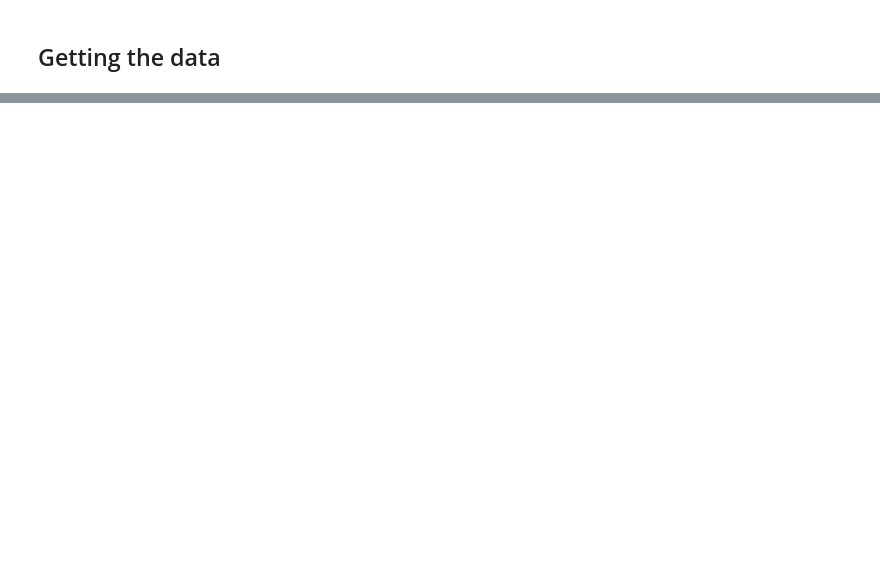
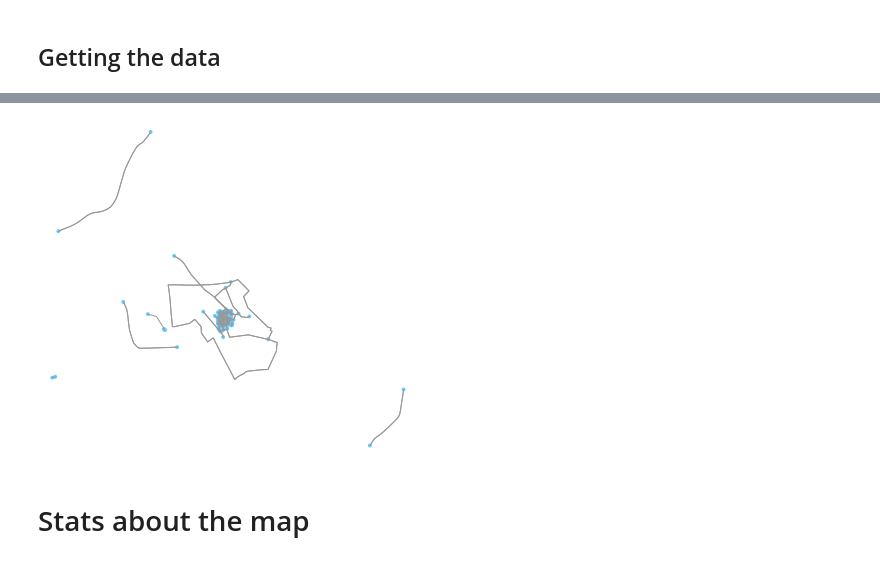
Before and after one commit to SmartMobilityAlgorithms/GettingStarted, a Jupyter notebook: OGS.ipynb, the cells around one changed output, grey strips where cells are left out. Cells and saved outputs as stored; diff of their text form; code cells hidden in the pictures; blank space fills up the shorter version.

```diff
--- a/OGS.ipynb
+++ b/OGS.ipynb
@@ -26,0 +88,8 @@ import networkx as nx
+# %%
+G = ox.graph_from_xml("./data/data1.osm", retain_all = True)
+# %%
+fig, ax = ox.plot_graph(G)
+# %% [output]
+[figure, added]
+# %% [markdown]
+# Stats about the map
```
Also changed, not shown: parts of 39 cells of this notebook, 2 other files.
